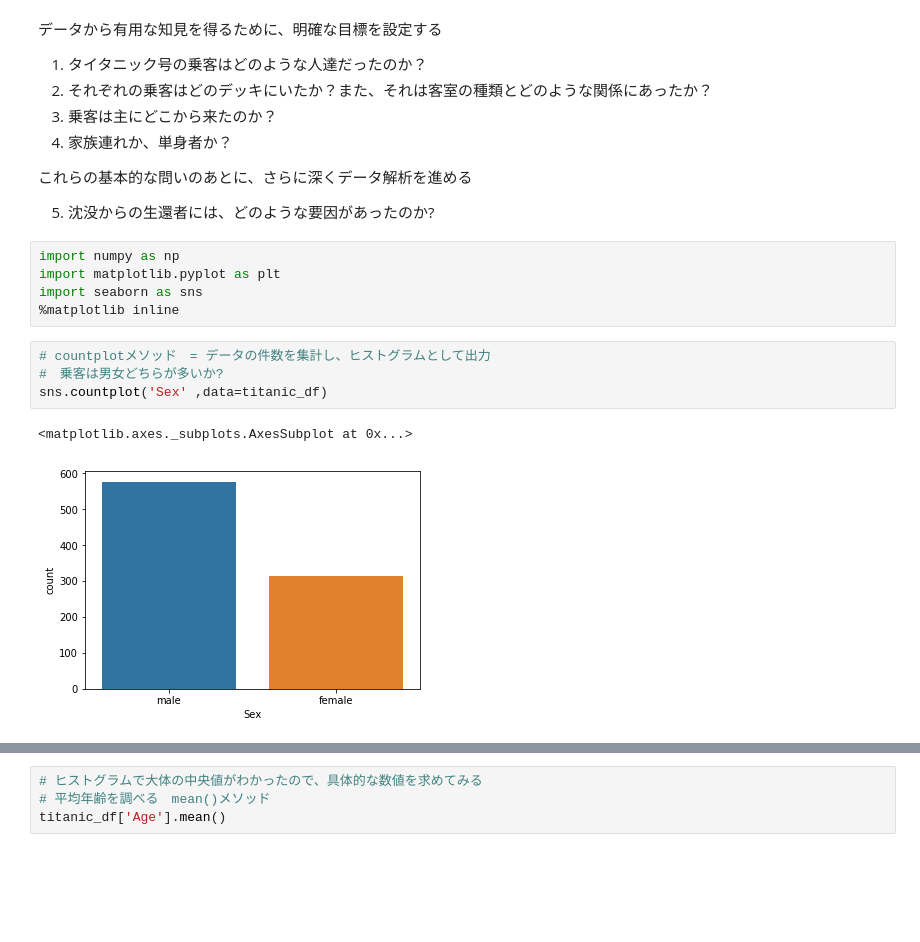
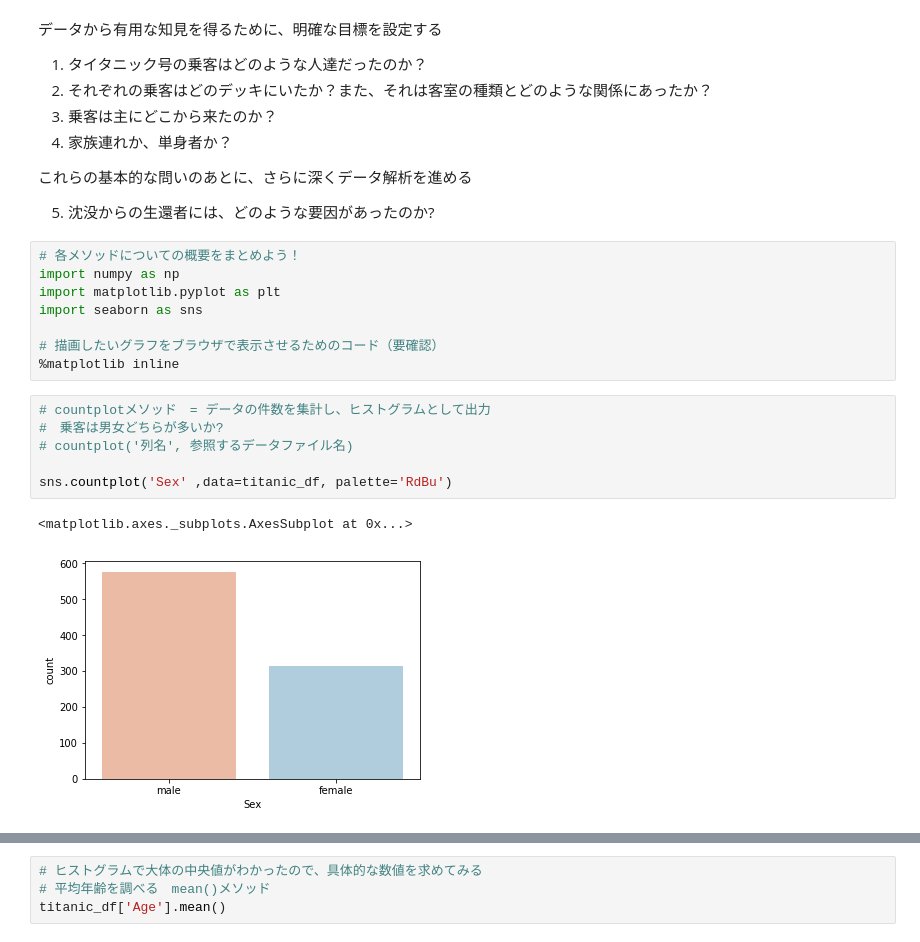
Before and after one commit to hide-fukano/DataScience, a Jupyter notebook: 01_titanic/タイタニック号のデータ解析.ipynb, the cells around one changed output, grey strips where cells are left out. Saved outputs shown, nothing was run; the diff lists cells and outputs as text; blank space fills up the shorter version.

```diff
--- a/01_titanic/タイタニック号のデータ解析.ipynb
+++ b/01_titanic/タイタニック号のデータ解析.ipynb
@@ -49,14 +51,19 @@ memory usage: 83.6+ KB
 
 5. 沈没からの生還者には、どのような要因があったのか?
 # %%
+# 各メソッドについての概要をまとめよう！
 import numpy as np
 import matplotlib.pyplot as plt
 import seaborn as sns
+
+# 描画したいグラフをブラウザで表示させるためのコード（要確認）
 %matplotlib inline
 # %%
 # countplotメソッド　= データの件数を集計し、ヒストグラムとして出力
 #　乗客は男女どちらが多いか?
-sns.countplot('Sex' ,data=titanic_df)
+# countplot('列名', 参照するデータファイル名)
+
+sns.countplot('Sex' ,data=titanic_df, palette='RdBu')
 # %% [output]
 <matplotlib.axes._subplots.AxesSubplot at 0x...>
-[figure, old version]
+[figure, new version]
```
Also changed, not shown: parts of 70 cells of this notebook.
